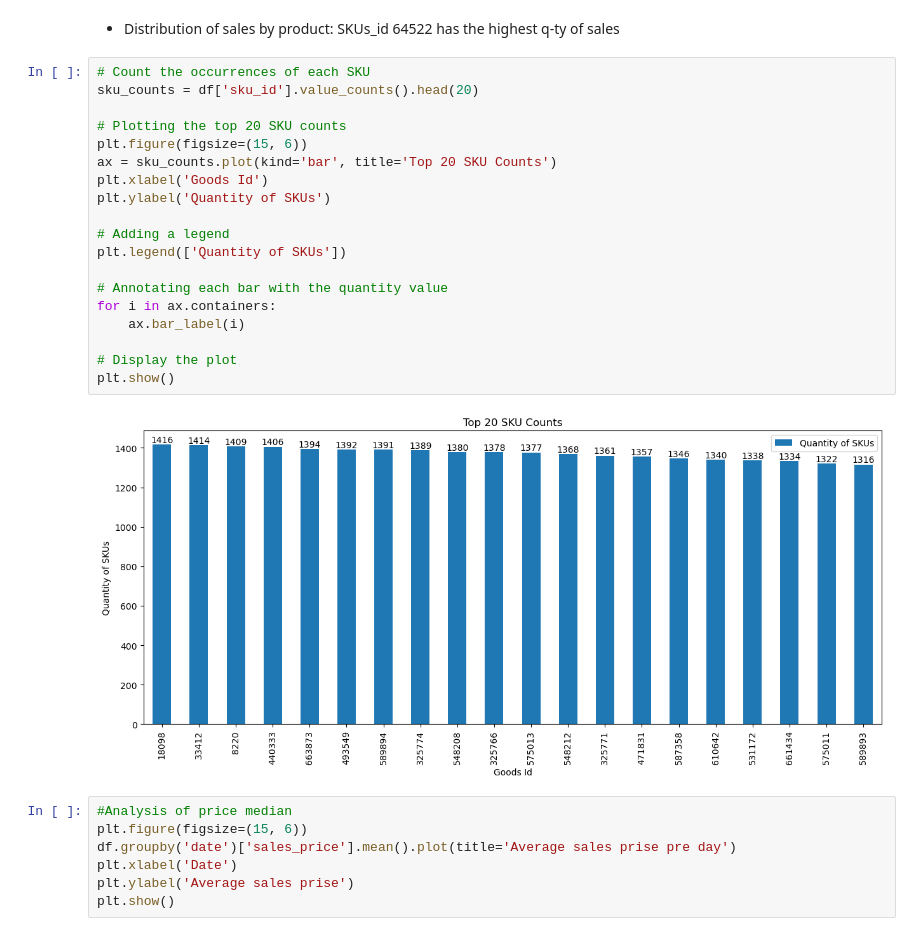
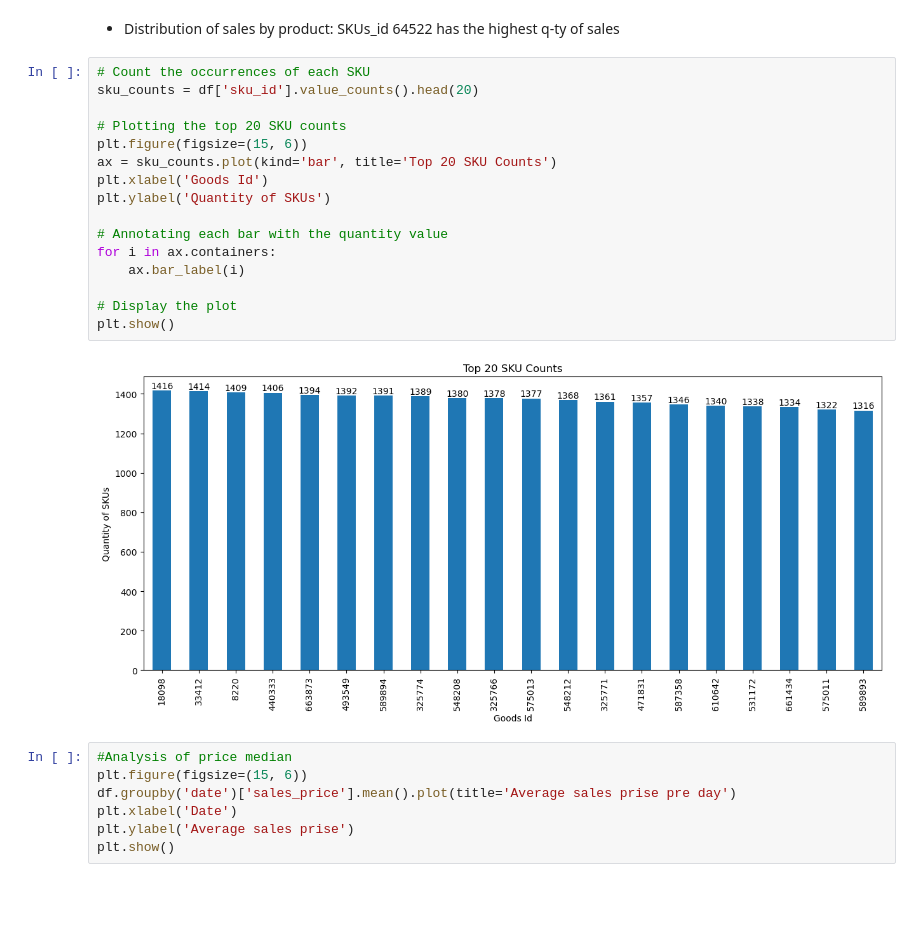
Before and after one commit to BorysZhyhalo/TemaBit-Fozzy-Group, a Jupyter notebook: main_ver.2.ipynb, the cells around one changed output. Cells and saved outputs as stored; diff of their text form; blank space fills up the shorter version.

```diff
--- a/main_ver.2.ipynb
+++ b/main_ver.2.ipynb
@@ -180,24 +180,21 @@ plt.show()
 # %%
 # Count the occurrences of each SKU
 sku_counts = df['sku_id'].value_counts().head(20)
 
 # Plotting the top 20 SKU counts
 plt.figure(figsize=(15, 6))
 ax = sku_counts.plot(kind='bar', title='Top 20 SKU Counts')
 plt.xlabel('Goods Id')
 plt.ylabel('Quantity of SKUs')
 
-# Adding a legend
-plt.legend(['Quantity of SKUs'])
-
 # Annotating each bar with the quantity value
 for i in ax.containers:
     ax.bar_label(i)
 
 # Display the plot
 plt.show()
 # %% [output]
-[figure, old version]
+[figure, new version]
 # %%
 #Analysis of price median
 plt.figure(figsize=(15, 6))
```
Also changed, not shown: 1 other file.
